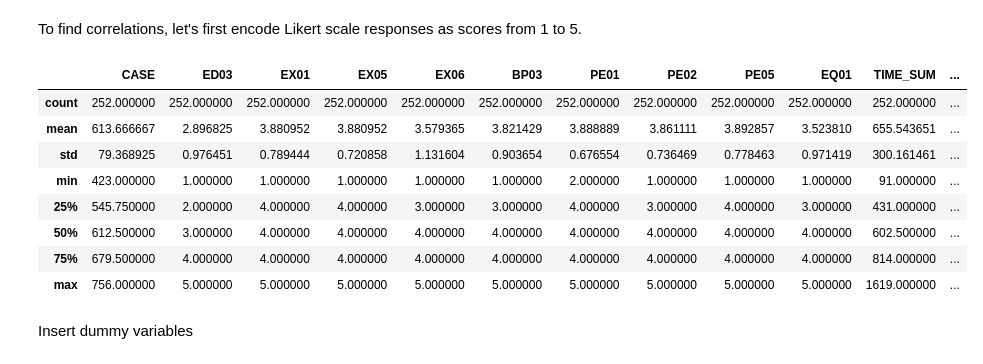
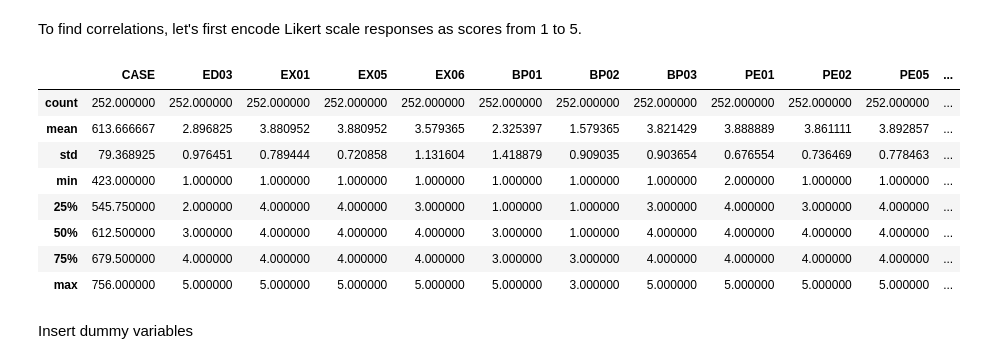
Before and after one commit to lerastromtsova/pair-programming-equity, a Jupyter notebook: Research.ipynb, the cells around one changed output. Cells and saved outputs as stored; diff of their text form; code cells hidden in the pictures.

```diff
--- a/Research.ipynb
+++ b/Research.ipynb
@@ -598,42 +598,59 @@ likert_responses_students = {
     'ED03': ['Novice', 'Advanced Beginner', 'Competent', 'Proficient', 'Expert'],
 #     Overall experience in specific course
     'EX01': ["Very negative", "Negative", "Neutral", "Positive", "Very positive"],
 # Overall experience
     'EX05': ["Very negative", "Negative", "Neutral", "Positive", "Very positive"],
 # Knowing the partner
     'EX06': ["Not at all", "Rather not well", "Neutral", "Rather well", "Very well"],
 # Acknowledgement
     'BP03': ['My partner did not listen to me and appreciate my comments at all.', 'My partner mostly did not listen to me and appreciate my comments.', 'My partner sometimes listened to me and appreciated my comments and sometimes not.', 'My partner most of the time listened to me and appreciated my comments.','My partner always listened to me and appreciated my comments.'],
 #     Learning performance
     'PE01': ['Very negative influence', 'Negative influence', 'Neutral influence', 'Positive influence', 'Very positive influence'],
 #     Social performance
     'PE02': ['Very negative influence', 'Negative influence', 'Neutral influence', 'Positive influence','Very positive influence'],
 #     Confidence
     'PE05': ['Strongly disagree', 'Disagree', 'Neutral', 'Agree','Strongly agree'],
 #     Equity support
     'EQ01': ['Not at all', 'A bit', 'Neither yes, neither no', 'Supportive','Extremely supportive']
 }
 
 likert_responses_students_upd = {}
 for key, item in likert_responses_students.items():
     likert_responses_students_upd[key] = {}
     for i in range(len(item)):
         likert_responses_students_upd[key][item[i]] = i+1
 
+other_responses_students = {
+    'BP01': {"I expressed my ideas way more often than my partner.": 5,
+             "I expressed my ideas slightly more often than my partner.": 3,
+             "Both me and my partner expressed their ideas equally often.": 1,
+             "My partner expressed their ideas slightly more often than me.": 3,
+             "My partner expressed their ideas way more often than me.": 5},
+    'BP02': {"Yes, we have both been sticking to our roles.": 1,
+             "No, my partner sometimes took my role.": 3,
+             "No, I sometimes took the role of my partner.": 3,
+             "No, we both did something that was not prescribed by our roles.": 1}
+}
+for key, item in other_responses_students.items():
+    likert_responses_students_upd[key] = {}
+    for k, i in item.items():
+        likert_responses_students_upd[key][k] = i
+
+
 likert_responses_students = likert_responses_students_upd
 
 survey_students_encoded = survey_students_finished.replace(likert_responses_students)
 survey_students_encoded.describe()
 # %% [output]
-|  | CASE | ED03 | EX01 | EX05 | EX06 | BP03 | PE01 | PE02 | PE05 | EQ01 | TIME_SUM | ... |
+|  | CASE | ED03 | EX01 | EX05 | EX06 | BP01 | BP02 | BP03 | PE01 | PE02 | PE05 | ... |
 | count | 252.000000 | 252.000000 | 252.000000 | 252.000000 | 252.000000 | 252.000000 | 252.000000 | 252.000000 | 252.000000 | 252.000000 | 252.000000 | ... |
-| mean | 613.666667 | 2.896825 | 3.880952 | 3.880952 | 3.579365 | 3.821429 | 3.888889 | 3.861111 | 3.892857 | 3.523810 | 655.543651 | ... |
-| std | 79.368925 | 0.976451 | 0.789444 | 0.720858 | 1.131604 | 0.903654 | 0.676554 | 0.736469 | 0.778463 | 0.971419 | 300.161461 | ... |
-| min | 423.000000 | 1.000000 | 1.000000 | 1.000000 | 1.000000 | 1.000000 | 2.000000 | 1.000000 | 1.000000 | 1.000000 | 91.000000 | ... |
-| 25% | 545.750000 | 2.000000 | 4.000000 | 4.000000 | 3.000000 | 3.000000 | 4.000000 | 3.000000 | 4.000000 | 3.000000 | 431.000000 | ... |
-| 50% | 612.500000 | 3.000000 | 4.000000 | 4.000000 | 4.000000 | 4.000000 | 4.000000 | 4.000000 | 4.000000 | 4.000000 | 602.500000 | ... |
-| 75% | 679.500000 | 4.000000 | 4.000000 | 4.000000 | 4.000000 | 4.000000 | 4.000000 | 4.000000 | 4.000000 | 4.000000 | 814.000000 | ... |
-| max | 756.000000 | 5.000000 | 5.000000 | 5.000000 | 5.000000 | 5.000000 | 5.000000 | 5.000000 | 5.000000 | 5.000000 | 1619.000000 | ... |
+| mean | 613.666667 | 2.896825 | 3.880952 | 3.880952 | 3.579365 | 2.325397 | 1.579365 | 3.821429 | 3.888889 | 3.861111 | 3.892857 | ... |
+| std | 79.368925 | 0.976451 | 0.789444 | 0.720858 | 1.131604 | 1.418879 | 0.909035 | 0.903654 | 0.676554 | 0.736469 | 0.778463 | ... |
+| min | 423.000000 | 1.000000 | 1.000000 | 1.000000 | 1.000000 | 1.000000 | 1.000000 | 1.000000 | 2.000000 | 1.000000 | 1.000000 | ... |
+| 25% | 545.750000 | 2.000000 | 4.000000 | 4.000000 | 3.000000 | 1.000000 | 1.000000 | 3.000000 | 4.000000 | 3.000000 | 4.000000 | ... |
+| 50% | 612.500000 | 3.000000 | 4.000000 | 4.000000 | 4.000000 | 3.000000 | 1.000000 | 4.000000 | 4.000000 | 4.000000 | 4.000000 | ... |
+| 75% | 679.500000 | 4.000000 | 4.000000 | 4.000000 | 4.000000 | 3.000000 | 3.000000 | 4.000000 | 4.000000 | 4.000000 | 4.000000 | ... |
+| max | 756.000000 | 5.000000 | 5.000000 | 5.000000 | 5.000000 | 5.000000 | 3.000000 | 5.000000 | 5.000000 | 5.000000 | 5.000000 | ... |
 # %% [markdown]
 Insert dummy variables
 # %%
```
Also changed, not shown: parts of 17 cells of this notebook, 14 other files.
